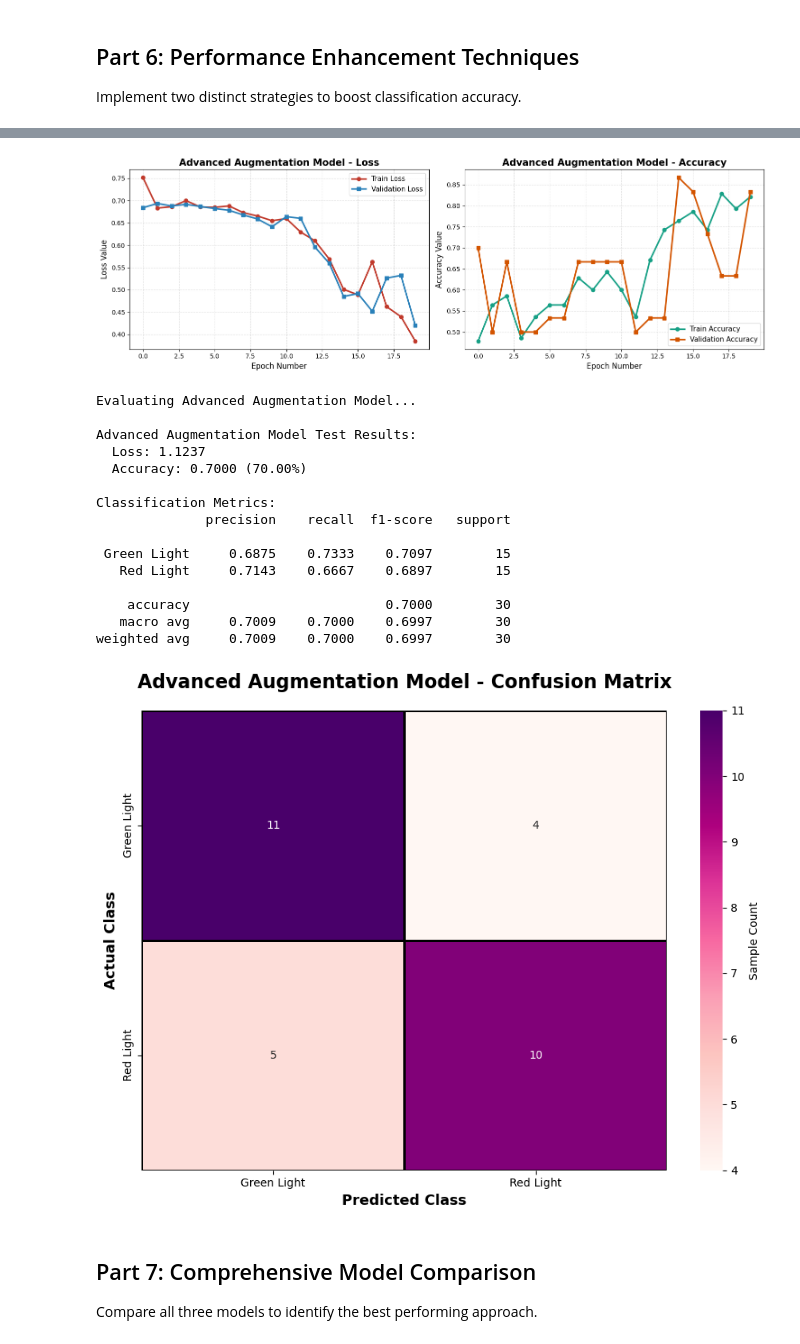
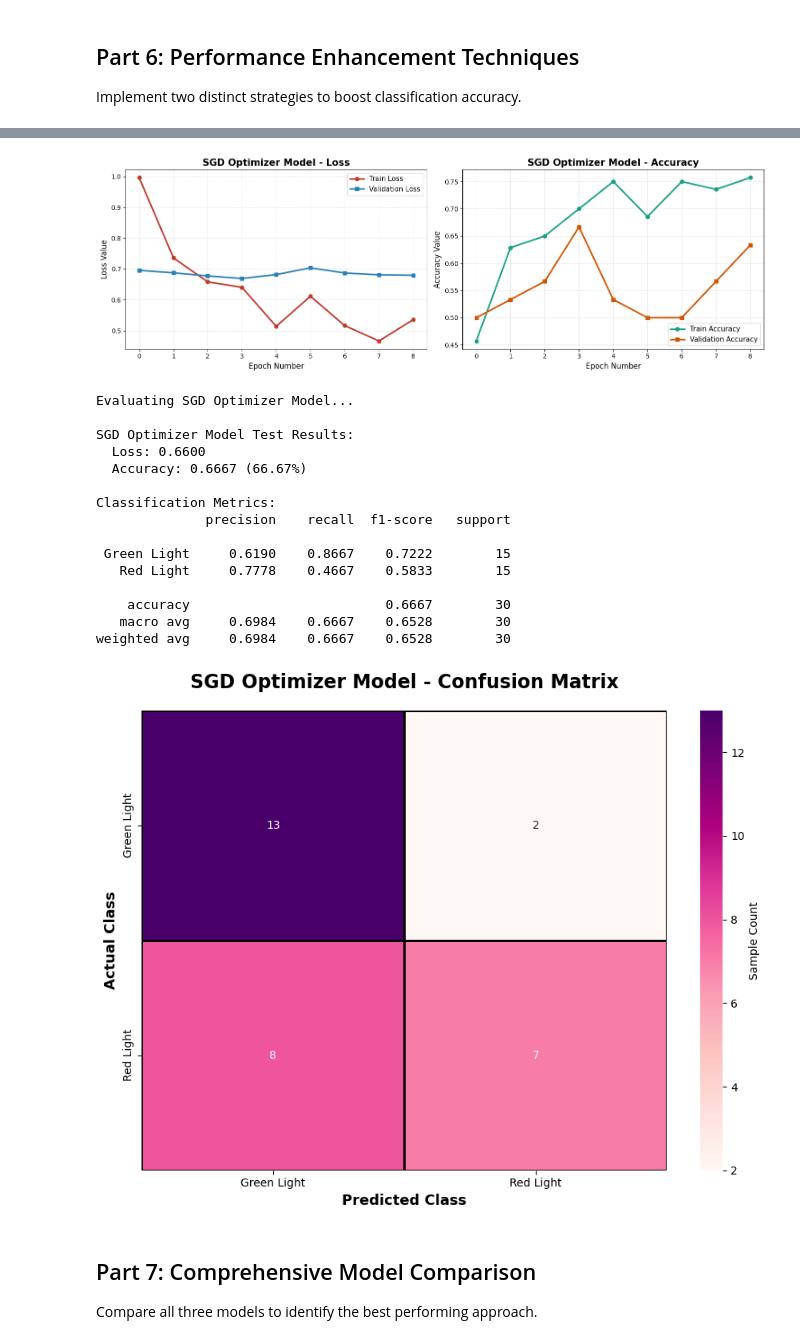
Before and after one commit to amarendar04/UK, a Jupyter notebook: Coursework-item2-20251219/traffic_new_k.ipynb, the cells around one changed output, grey strips where cells are left out. Saved outputs shown, nothing was run; the diff lists cells and outputs as text; code cells hidden in the pictures.

```diff
--- a/Coursework-item2-20251219/traffic_new_k.ipynb
+++ b/Coursework-item2-20251219/traffic_new_k.ipynb
@@ -819,20 +886,20 @@ Advanced Augmentation Training Completed!
 # %%
-# Visualize advanced augmentation training
+# Visualize SGD model training
 fig, (ax1, ax2) = plt.subplots(1, 2, figsize=(15, 5))
 
 # Loss curves
-ax1.plot(history_advanced_aug.history['loss'], marker='o', label='Train Loss', linewidth=2.5, color='#c0392b')
-ax1.plot(history_advanced_aug.history['val_loss'], marker='s', label='Validation Loss', linewidth=2.5, color='#2980b9')
-ax1.set_title('Advanced Augmentation Model - Loss', fontsize=15, weight='bold')
+ax1.plot(history_sgd.history['loss'], marker='o', label='Train Loss', linewidth=2.5, color='#c0392b')
+ax1.plot(history_sgd.history['val_loss'], marker='s', label='Validation Loss', linewidth=2.5, color='#2980b9')
+ax1.set_title('SGD Optimizer Model - Loss', fontsize=15, weight='bold')
 ax1.set_xlabel('Epoch Number', fontsize=12)
 ax1.set_ylabel('Loss Value', fontsize=12)
 ax1.legend(loc='upper right', fontsize=11)
 ax1.grid(True, linestyle='--', alpha=0.4)
 
 # Accuracy curves
-ax2.plot(history_advanced_aug.history['accuracy'], marker='o', label='Train Accuracy', linewidth=2.5, color='#16a085')
-ax2.plot(history_advanced_aug.history['val_accuracy'], marker='s', label='Validation Accuracy', linewidth=2.5, color='#d35400')
-ax2.set_title('Advanced Augmentation Model - Accuracy', fontsize=15, weight='bold')
+ax2.plot(history_sgd.history['accuracy'], marker='o', label='Train Accuracy', linewidth=2.5, color='#16a085')
+ax2.plot(history_sgd.history['val_accuracy'], marker='s', label='Validation Accuracy', linewidth=2.5, color='#d35400')
+ax2.set_title('SGD Optimizer Model - Accuracy', fontsize=15, weight='bold')
 ax2.set_xlabel('Epoch Number', fontsize=12)
 ax2.set_ylabel('Accuracy Value', fontsize=12)
 ax2.legend(loc='lower right', fontsize=11)
@@ -841,64 +908,64 @@ ax2.grid(True, linestyle='--', alpha=0.4)
 plt.tight_layout()
 plt.show()
 # %% [output]
-[figure, old version]
+[figure, new version]
 # %%
-# Evaluate advanced augmentation model
-print("Evaluating Advanced Augmentation Model...\n")
+# Evaluate SGD model
+print("Evaluating SGD Optimizer Model...\n")
 
-aug_loss, aug_acc = advanced_aug_model.evaluate(test_images, test_labels, verbose=0)
+sgd_loss, sgd_acc = sgd_model.evaluate(test_images, test_labels, verbose=0)
 
-print(f"Advanced Augmentation Model Test Results:")
-print(f"  Loss: {aug_loss:.4f}")
-print(f"  Accuracy: {aug_acc:.4f} ({aug_acc*100:.2f}%)")
+print(f"SGD Optimizer Model Test Results:")
+print(f"  Loss: {sgd_loss:.4f}")
+print(f"  Accuracy: {sgd_acc:.4f} ({sgd_acc*100:.2f}%)")
 
 # Predictions
-aug_predictions_prob = advanced_aug_model.predict(test_images, verbose=0)
-aug_predictions = (aug_predictions_prob > 0.5).astype('int32').reshape(-1)
+sgd_predictions_prob = sgd_model.predict(test_images, verbose=0)
+sgd_predictions = (sgd_predictions_prob > 0.5).astype('int32').reshape(-1)
 
 # Report
 print("\nClassification Metrics:")
-print(classification_report(test_labels, aug_predictions,
+print(classification_report(test_labels, sgd_predictions,
                           target_names=['Green Light', 'Red Light'],
                           digits=4))
 # %% [output]
-Evaluating Advanced Augmentation Model...
+Evaluating SGD Optimizer Model...
 
-Advanced Augmentation Model Test Results:
-  Loss: 1.1237
-  Accuracy: 0.7000 (70.00%)
+SGD Optimizer Model Test Results:
+  Loss: 0.6600
+  Accuracy: 0.6667 (66.67%)
 
 Classification Metrics:
               precision    recall  f1-score   support
 
- Green Light     0.6875    0.7333    0.7097        15
-   Red Light     0.7143    0.6667    0.6897        15
+ Green Light     0.6190    0.8667    0.7222        15
+   Red Light     0.7778    0.4667    0.5833        15
 
-    accuracy                         0.7000        30
-   macro avg     0.7009    0.7000    0.6997        30
-weighted avg     0.7009    0.7000    0.6997        30
+    accuracy                         0.6667        30
+   macro avg     0.6984    0.6667    0.6528        30
+weighted avg     0.6984    0.6667    0.6528        30
 # %%
-# Confusion matrix for advanced augmentation
-conf_matrix_aug = confusion_matrix(test_labels, aug_predictions)
+# Confusion matrix for SGD model
+conf_matrix_sgd = confusion_matrix(test_labels, sgd_predictions)
 
 plt.figure(figsize=(9, 7))
-sns.heatmap(conf_matrix_aug,
+sns.heatmap(conf_matrix_sgd,
             annot=True,
             fmt='d',
             cmap='RdPu',
             xticklabels=['Green Light', 'Red Light'],
             yticklabels=['Green Light', 'Red Light'],
             cbar_kws={'label': 'Sample Count'},
             linewidths=1,
             linecolor='black')
-plt.title('Advanced Augmentation Model - Confusion Matrix',
+plt.title('SGD Optimizer Model - Confusion Matrix',
          fontsize=17, weight='bold', pad=20)
 plt.xlabel('Predicted Class', fontsize=13, weight='bold')
 plt.ylabel('Actual Class', fontsize=13, weight='bold')
 plt.tight_layout()
 plt.show()
 # %% [output]
-[figure, old version]
+[figure, new version]
 # %% [markdown]
 ## Part 7: Comprehensive Model Comparison
 Compare all three models to identify the best performing approach.
```
Also changed, not shown: parts of 13 cells of this notebook.
